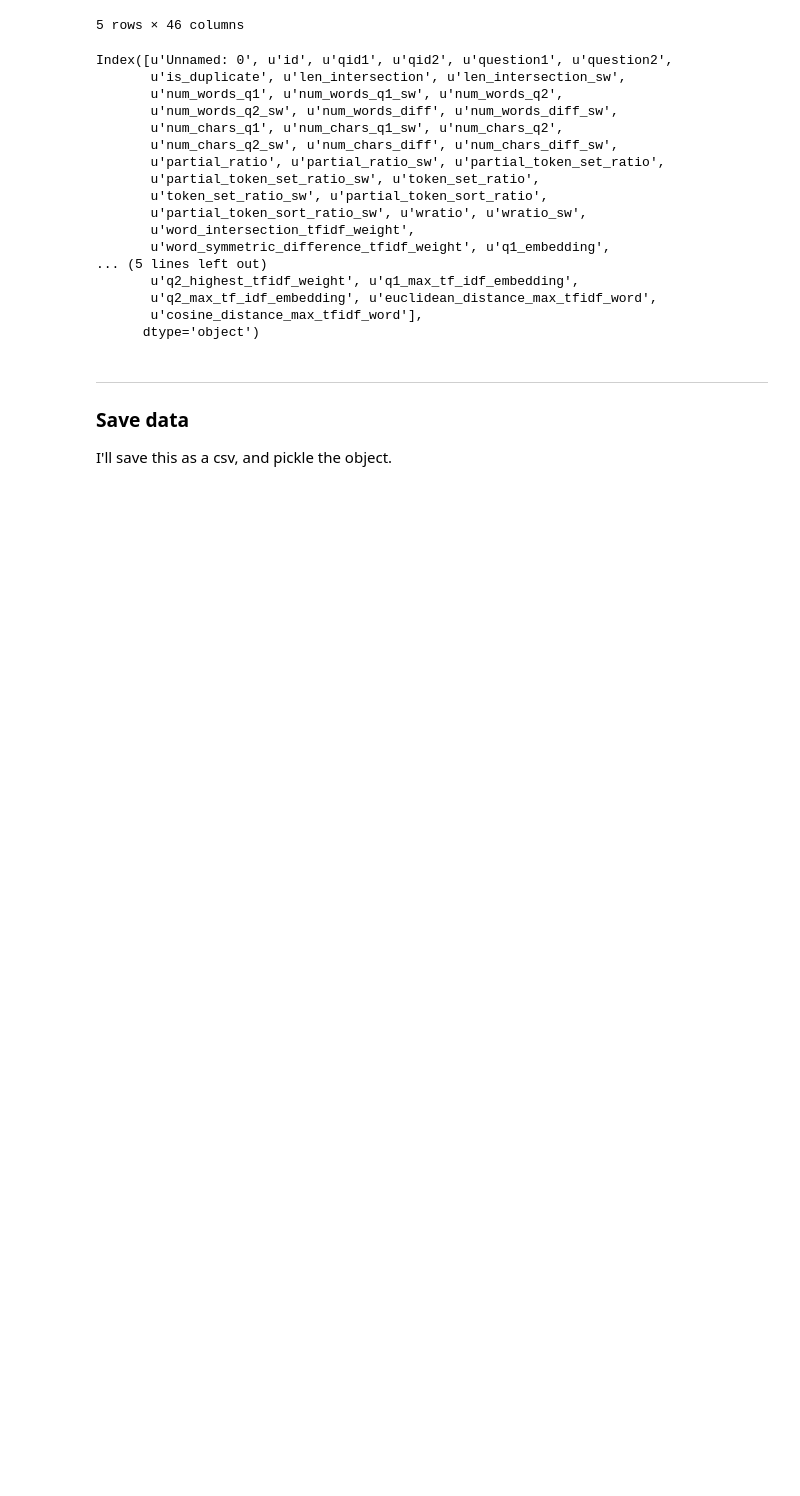
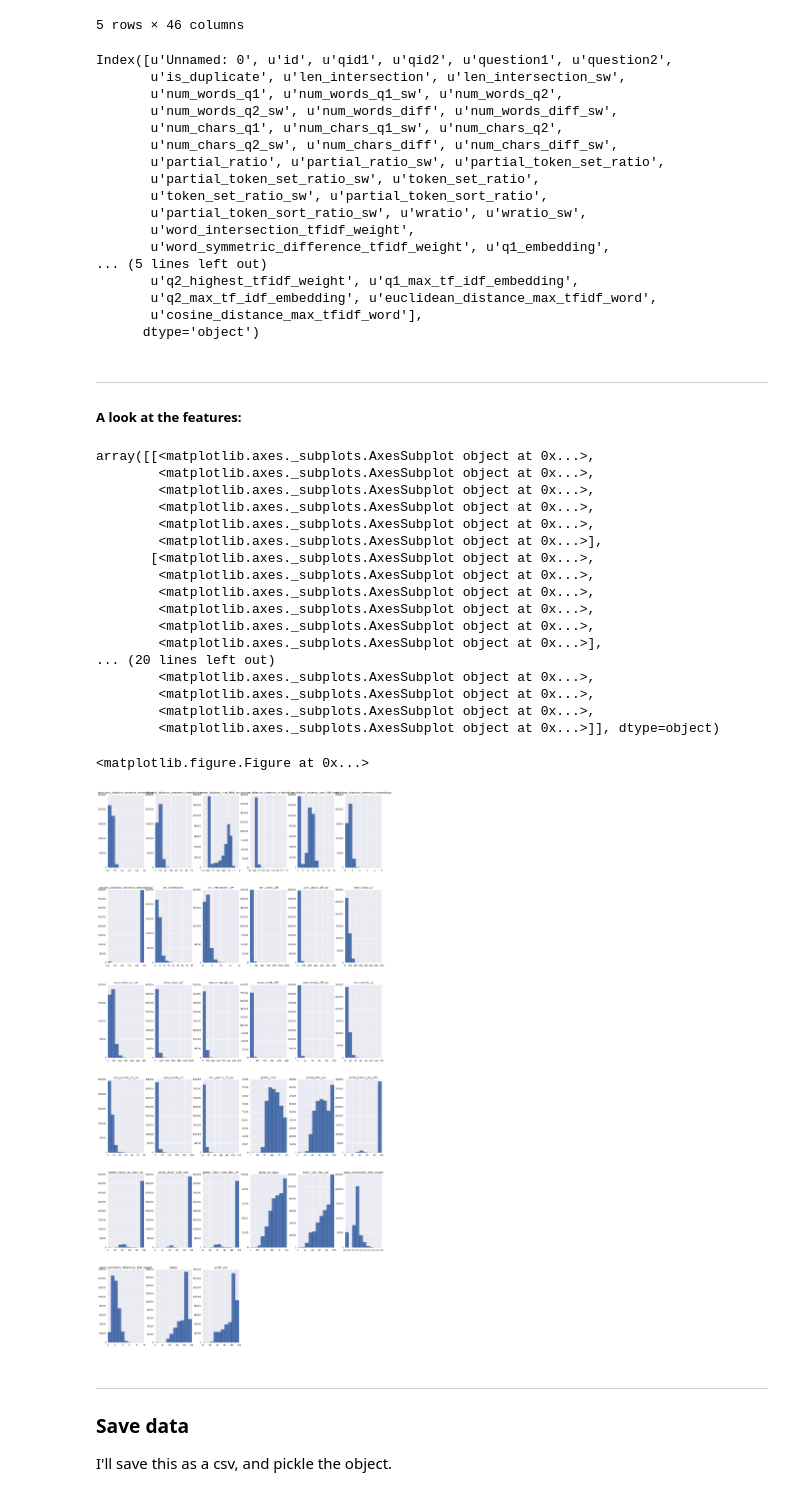
Before and after one commit to tamirbennatan/quora, a Jupyter notebook: feature_engineering/features.ipynb, the cells around one changed output. Cells and saved outputs as stored; diff of their text form; code cells hidden in the pictures; blank space fills up the shorter version.

```diff
--- a/feature_engineering/features.ipynb
+++ b/feature_engineering/features.ipynb
@@ -485,4 +485,13 @@ def euclidean_distance_max_tfidf_word(df):
 def cosine_distance_sentence_embeddings(df):
     df['cosine_distance_sentence_embeddings'] = [cosine(x, y) for (x, y) in zip(np.nan_to_num(df['q1_embedding']),
                                                           np.nan_to_num(df['q2_embedding']))]
+
+    # fill NaN values as discussed below
+    fill = df[pd.isnull(df['cosine_distance_sentence_embeddings'])].apply(lambda x: 0 if
+                        np.array_equal(x['q1_embedding'], x['q2_embedding'])
+                        else 1, axis = 1)
+
+    if len(fill) > 0:
+        df['cosine_distance_sentence_embeddings'] = df['cosine_distance_sentence_embeddings'].fillna(fill)
+
     return(df)
@@ -491,8 +508,16 @@ def cosine_distance_sentence_embeddings(df):
 # %%
 def cosine_distance_max_tfidf_word(df):
-    df['cosine_distance_max_tfidf_word'] = [cosine(x, y) for (x, y) in zip(np.nan_to_num(df['q1_max_tf_idf_embedding']),
-                                                          np.nan_to_num(df['q2_max_tf_idf_embedding']))]
-    return(df)
+    df['cosine_distance_max_tfidf_word'] = [cosine(x, y) for (x, y) in zip(df['q1_max_tf_idf_embedding'],
+                                                          df['q2_max_tf_idf_embedding'])]
+
+    # fill NaN values as discussed above
+    fill = df[pd.isnull(df['cosine_distance_max_tfidf_word'])].apply(lambda x: 0 if
+                        np.array_equal(x['q1_max_tf_idf_embedding'], x['q2_max_tf_idf_embedding'])
+                        else 1, axis = 1)
+
+    if len(fill) > 0:
+        df['cosine_distance_max_tfidf_word'] = df['cosine_distance_max_tfidf_word'].fillna(fill)
+    return(df, fill)
 # %% [markdown]
 #### 4.6 cityblock distance between sentence embeddings
 # %%
@@ -641,6 +666,50 @@ df = q2_max_tf_idf_embedding(df)
 df = euclidean_distance_max_tfidf_word(df)
 # cosine distance between embeddings of words of highest tfidf wieght
 df = cosine_distance_max_tfidf_word(df)
+# %% [markdown]
+---
+
+#####  A look at the features:
+# %%
+plt.figure()
+df[[ u'len_intersection', u'len_intersection_sw',
+       u'num_words_q1', u'num_words_q1_sw', u'num_words_q2',
+       u'num_words_q2_sw', u'num_words_diff', u'num_words_diff_sw',
+       u'num_chars_q1', u'num_chars_q1_sw', u'num_chars_q2',
+       u'num_chars_q2_sw', u'num_chars_diff', u'num_chars_diff_sw',
+       u'partial_ratio', u'partial_ratio_sw', u'partial_token_set_ratio',
+       u'partial_token_set_ratio_sw', u'token_set_ratio',
+       u'token_set_ratio_sw', u'partial_token_sort_ratio',
+       u'partial_token_sort_ratio_sw', u'wratio', u'wratio_sw',
+       u'word_intersection_tfidf_weight',
+       u'word_symmetric_difference_tfidf_weight',
+       u'euclidean_distance_sentence_embeddings',
+       u'cosine_distance_sentence_embeddings',
+       u'cityblock_distance_sentence_embeddings',
+       u'jaccard_distance_sentence_embeddings',
+       u'braycurtis_distance_sentence_embeddings',
+       u'euclidean_distance_max_tfidf_word',
+       u'cosine_distance_max_tfidf_word']].hist(figsize=(20, 40))
+# %% [output]
+array([[<matplotlib.axes._subplots.AxesSubplot object at 0x...>,
+        <matplotlib.axes._subplots.AxesSubplot object at 0x...>,
+        <matplotlib.axes._subplots.AxesSubplot object at 0x...>,
+        <matplotlib.axes._subplots.AxesSubplot object at 0x...>,
+        <matplotlib.axes._subplots.AxesSubplot object at 0x...>,
+        <matplotlib.axes._subplots.AxesSubplot object at 0x...>],
+       [<matplotlib.axes._subplots.AxesSubplot object at 0x...>,
+        <matplotlib.axes._subplots.AxesSubplot object at 0x...>,
+        <matplotlib.axes._subplots.AxesSubplot object at 0x...>,
+        <matplotlib.axes._subplots.AxesSubplot object at 0x...>,
+        <matplotlib.axes._subplots.AxesSubplot object at 0x...>,
+        <matplotlib.axes._subplots.AxesSubplot object at 0x...>],
+... (20 lines left out)
+        <matplotlib.axes._subplots.AxesSubplot object at 0x...>,
+        <matplotlib.axes._subplots.AxesSubplot object at 0x...>,
+        <matplotlib.axes._subplots.AxesSubplot object at 0x...>,
+        <matplotlib.axes._subplots.AxesSubplot object at 0x...>]], dtype=object)
+<matplotlib.figure.Figure at 0x...>
+[figure, added]
 # %% [markdown]
 ---
 
```
Also changed, not shown: parts of 2 cells of this notebook, 1 other file.
